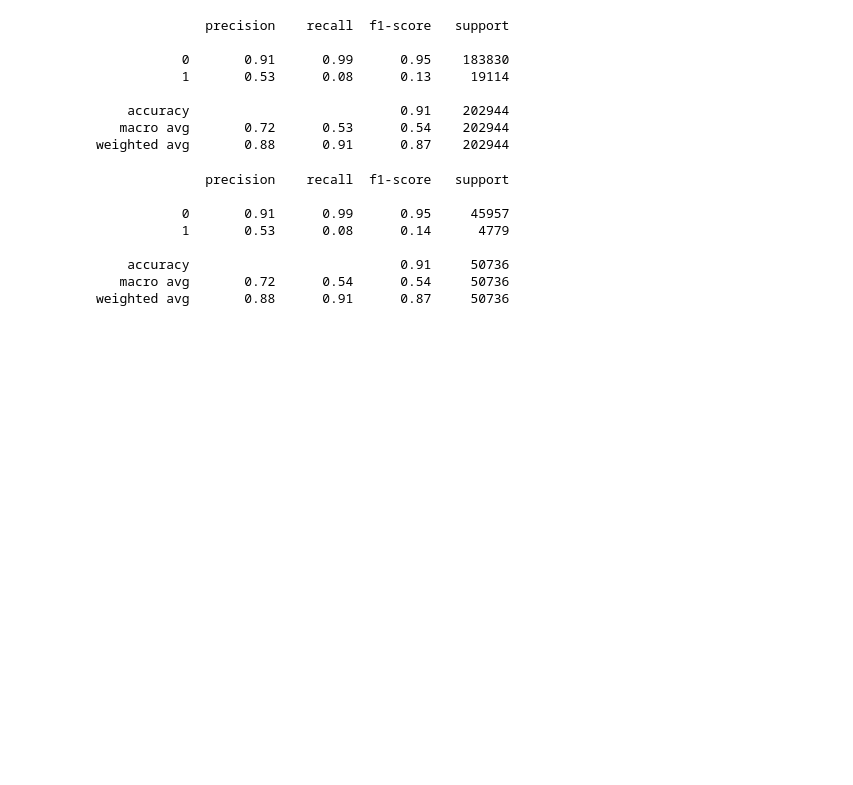
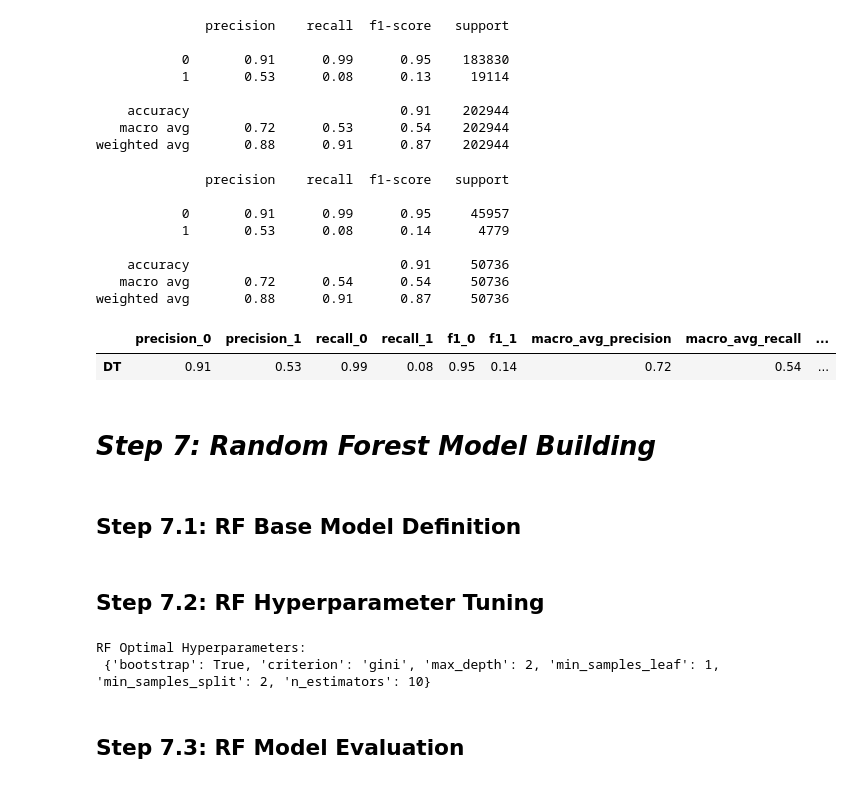
Before and after one commit to Sachin20010517/sca-supervised-prediction-model, a Jupyter notebook: sudden_cardiac_arrest.ipynb, the cells around one changed output. Drawn from its saved outputs; the diff is of its cells as text; code cells hidden in the pictures; blank space fills up the shorter version.

Commit message:
The Random Forest Model was trained

```diff
--- a/sudden_cardiac_arrest.ipynb
+++ b/sudden_cardiac_arrest.ipynb
@@ -529,3 +529,42 @@ print(classification_report(y_test, best_dt.predict(X_test)))
     accuracy                           0.91     50736
    macro avg       0.72      0.54      0.54     50736
 weighted avg       0.88      0.91      0.87     50736
+# %%
+def evaluate_model(model, X_test, y_test, model_name):
+    """
+    Evaluates the performance of a trained model on test data using various metrics.
+    """
+    # Make predictions
+    y_pred = model.predict(X_test)
+
+    # Get classification report
+    report = classification_report(y_test, y_pred, output_dict=True)
+
+    # Extracting metrics
+    metrics = {
+        "precision_0": report["0"]["precision"],
+        "precision_1": report["1"]["precision"],
+        "recall_0": report["0"]["recall"],
+        "recall_1": report["1"]["recall"],
+        "f1_0": report["0"]["f1-score"],
+        "f1_1": report["1"]["f1-score"],
+        "macro_avg_precision": report["macro avg"]["precision"],
+        "macro_avg_recall": report["macro avg"]["recall"],
+        "macro_avg_f1": report["macro avg"]["f1-score"],
+        "accuracy": accuracy_score(y_test, y_pred)
+    }
+
+    # Convert dictionary to dataframe
+    df = pd.DataFrame(metrics, index=[model_name]).round(2)
+
+    return df
+# %%
+dt_evaluation = evaluate_model(best_dt, X_test, y_test, 'DT')
+dt_evaluation
+# %% [output]
+|  | precision_0 | precision_1 | recall_0 | recall_1 | f1_0 | f1_1 | macro_avg_precision | macro_avg_recall | ... |
+| DT | 0.91 | 0.53 | 0.99 | 0.08 | 0.95 | 0.14 | 0.72 | 0.54 | ... |
+# %% [markdown]
+# ***Step 7: Random Forest Model Building***
+# %% [markdown]
+## Step 7.1: RF Base Model Definition
@@ -531,0 +575,2 @@ weighted avg       0.88      0.91      0.87     50736
+# %% [markdown]
+## Step 7.2: RF Hyperparameter Tuning
@@ -531,0 +586,9 @@ weighted avg       0.88      0.91      0.87     50736
+# %%
+# Using the tune_clf_hyperparameters function to get the best estimator
+best_rf, best_rf_hyperparams = tune_clf_hyperparameters(rf_base, param_grid_rf, X_train, y_train)
+print('RF Optimal Hyperparameters: \n', best_rf_hyperparams)
+# %% [output]
+RF Optimal Hyperparameters:
+ {'bootstrap': True, 'criterion': 'gini', 'max_depth': 2, 'min_samples_leaf': 1, 'min_samples_split': 2, 'n_estimators': 10}
+# %% [markdown]
+## Step 7.3: RF Model Evaluation
```
Also changed, not shown: parts of 5 cells of this notebook.
